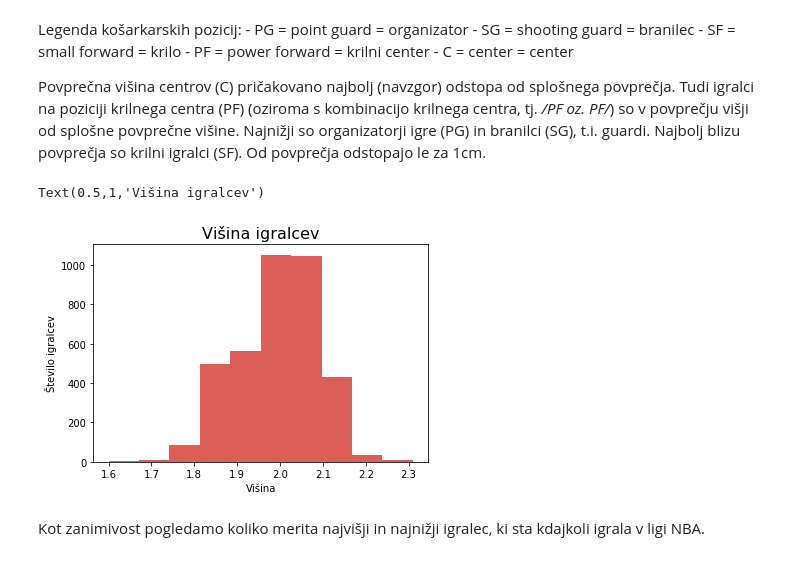
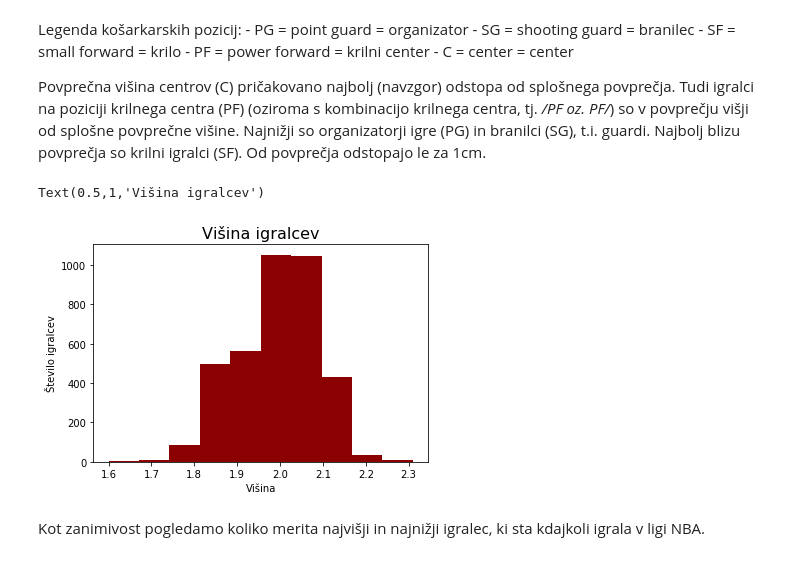
Before and after one commit to sarabizjak7/NBA_players, a Jupyter notebook: data_analysis.ipynb, the cells around one changed output. Cells and saved outputs as stored; diff of their text form; code cells hidden in the pictures.

```diff
--- a/data_analysis.ipynb
+++ b/data_analysis.ipynb
@@ -89,11 +89,11 @@ višji od splošne povprečne višine.
 Najnižji so organizatorji igre (PG) in branilci (SG), t.i. guardi.
 Najbolj blizu povprečja so krilni igralci (SF). Od povprečja odstopajo le za 1cm.
 # %%
-podatki['height'].plot(kind = 'hist').set(xlabel = 'Višina', ylabel = 'Število igralcev')
+podatki['height'].plot(kind = 'hist', color='darkred').set(xlabel = 'Višina', ylabel = 'Število igralcev')
 plot.title('Višina igralcev', fontsize = 16)
 # %% [output]
 Text(0.5,1,'Višina igralcev')
-[figure, old version]
+[figure, new version]
 # %% [markdown]
 Kot zanimivost pogledamo koliko merita najvišji in najnižji igralec, ki sta kdajkoli igrala v ligi NBA.
 # %%
```
Also changed, not shown: parts of 12 cells of this notebook.
